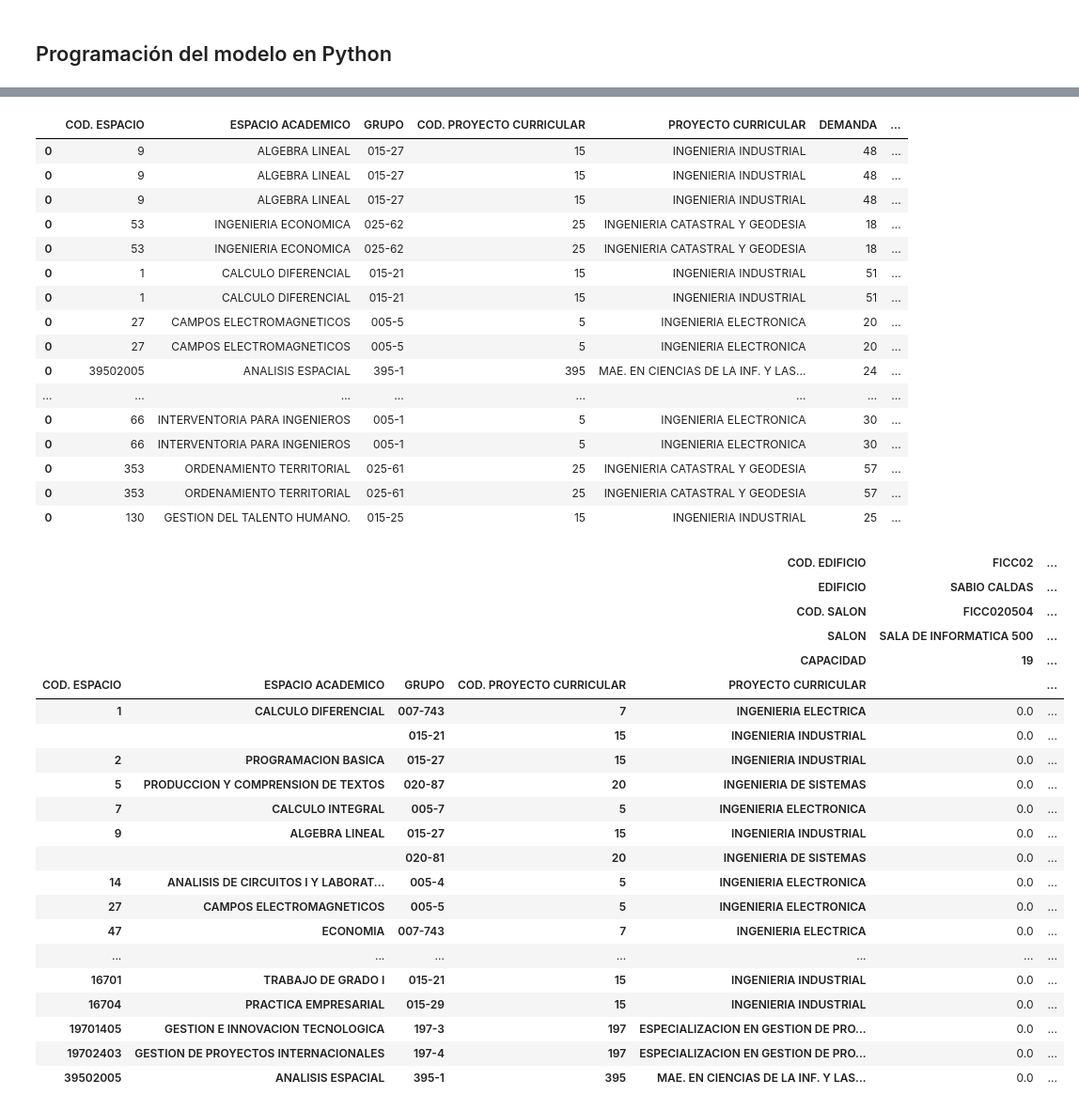
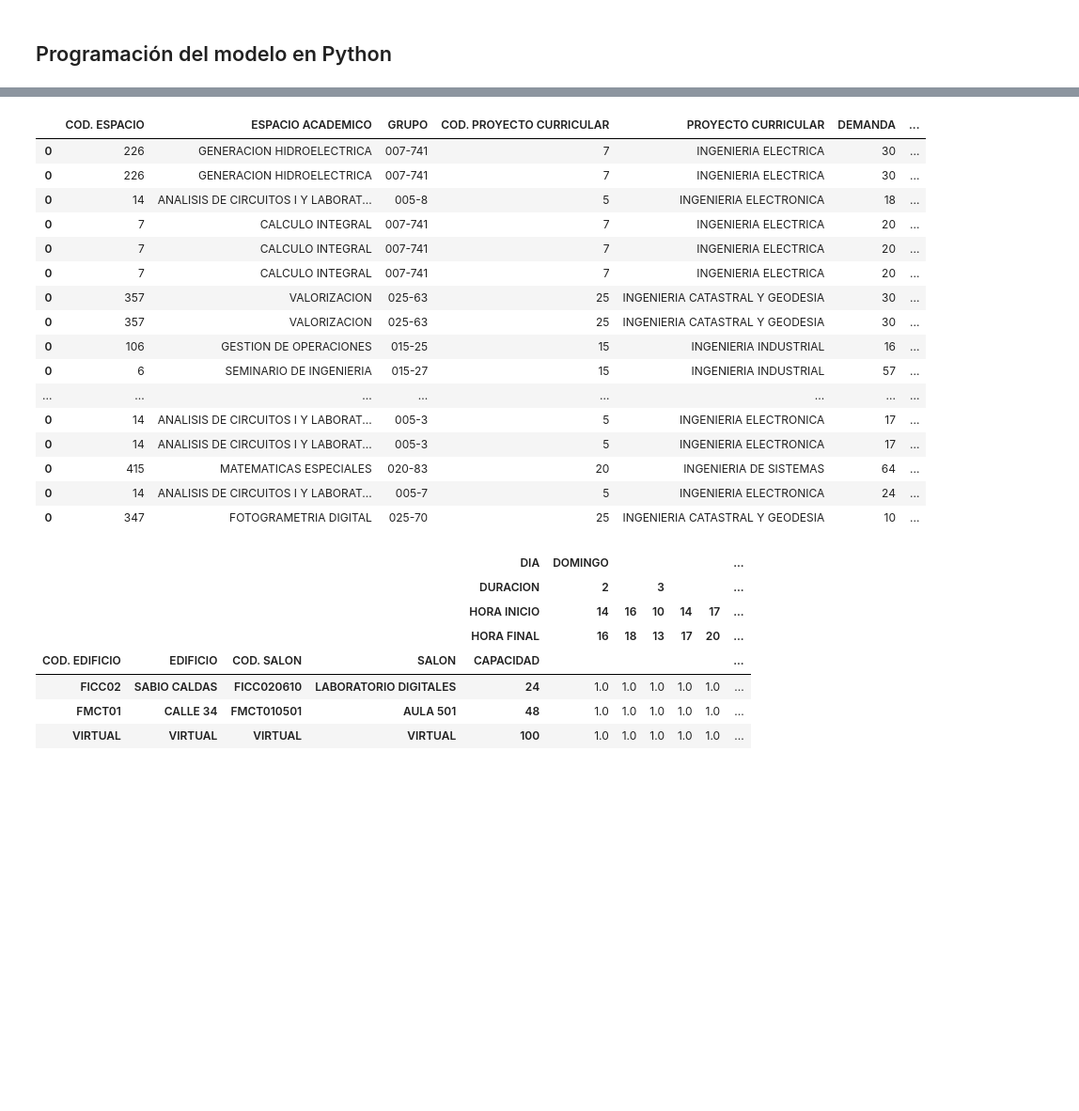
Before and after one commit to CDMonsalveA/OR_Schedule_UD, a Jupyter notebook: AsignacionDeSalones.ipynb, the cells around one changed output, grey strips where cells are left out. Shown at 94% size. Drawn from its saved outputs; the diff is of its cells as text; code cells hidden in the pictures; blank space fills up the shorter version.

```diff
--- a/AsignacionDeSalones.ipynb
+++ b/AsignacionDeSalones.ipynb
@@ -629,7 +629,7 @@ porcentaje_usado = .3
 EA = EA.sample(30)
 EF = EF.sample(2)
 DS = DS.sample(3)
-FH = FH.sample(10)
+FH = FH.sample(5)
 
 #AÑADIR SALON VIRTUAL
 EF = pd.concat([EF,pd.DataFrame({
@@ -637,7 +637,7 @@ EF = pd.concat([EF,pd.DataFrame({
                                 "EDIFICIO": ["VIRTUAL"],
                                 "COD. SALON": ["VIRTUAL"],
                                 "SALON":["VIRTUAL"],
-                                "CAPACIDAD":[1000]})])
+                                "CAPACIDAD":[100]})])
 print("\n# Espacios académicos \n",EA.index.values,"\n# Espacios físicos \n",EF.index.values,"\n# Dias de la Semana \n",DS.index.values,"\n# Franjas Horarias \n",FH.index.values,"\n# Cantidad de Variables \n",len(EA.index.values)*len(EF.index.values)*len(DS.index.values)*len(FH.index.values))
 # %% [output]
 # Espacios académicos
@@ -711,6 +711,18 @@ def Ejecutar_Solver(EA=EA,EF=EF,DS=DS,FH=FH):
                 solver.Add(solver.Sum(X[i,k,j,l] for j in DS.index.values)
                                     <=
                                     1)
+    for k in EF.index.values:
+        for j in DS.index.values:
+            for l in FH.index.values:
+                solver.Add(solver.Sum(X[i,k,j,l] for i in EA.index.values)
+                                    <=
+                                    1)
+    for i in EA.index.values:
+        for j in DS.index.values:
+            for l in FH.index.values:
+                solver.Add(solver.Sum(X[i,k,j,l] for k in EF.index.values)
+                                    <=
+                                    1)
 
     solver.Maximize(solver.Sum(F_))
     status = solver.Solve()
@@ -720,8 +732,8 @@ def Ejecutar_Solver(EA=EA,EF=EF,DS=DS,FH=FH):
 X,solver,status = Ejecutar_Solver()
 sol = get_solution(X,solver,status,EA,EF,DS,FH)
 
-filas = EA_tags
-columnas = EF_tags
+filas = EF_tags
+columnas = ['DIA','DURACION','HORA INICIO','HORA FINAL']
 funcion = 'sum'
 SHOW = sol.pivot_table(values='X',index=filas,columns=columnas, aggfunc=funcion)
 display(sol[sol['X']==1],
@@ -731,39 +743,25 @@ F =  52.0
 |  | COD. ESPACIO | ESPACIO ACADEMICO | GRUPO | COD. PROYECTO CURRICULAR | PROYECTO CURRICULAR | DEMANDA | ... |
-| 0 | 9 | ALGEBRA LINEAL | 015-27 | 15 | INGENIERIA INDUSTRIAL | 48 | ... |
-| 0 | 9 | ALGEBRA LINEAL | 015-27 | 15 | INGENIERIA INDUSTRIAL | 48 | ... |
-| 0 | 9 | ALGEBRA LINEAL | 015-27 | 15 | INGENIERIA INDUSTRIAL | 48 | ... |
-| 0 | 53 | INGENIERIA ECONOMICA | 025-62 | 25 | INGENIERIA CATASTRAL Y GEODESIA | 18 | ... |
-| 0 | 53 | INGENIERIA ECONOMICA | 025-62 | 25 | INGENIERIA CATASTRAL Y GEODESIA | 18 | ... |
-| 0 | 1 | CALCULO DIFERENCIAL | 015-21 | 15 | INGENIERIA INDUSTRIAL | 51 | ... |
-| 0 | 1 | CALCULO DIFERENCIAL | 015-21 | 15 | INGENIERIA INDUSTRIAL | 51 | ... |
-| 0 | 27 | CAMPOS ELECTROMAGNETICOS | 005-5 | 5 | INGENIERIA ELECTRONICA | 20 | ... |
-| 0 | 27 | CAMPOS ELECTROMAGNETICOS | 005-5 | 5 | INGENIERIA ELECTRONICA | 20 | ... |
-| 0 | 39502005 | ANALISIS ESPACIAL | 395-1 | 395 | MAE. EN CIENCIAS DE LA INF. Y LAS... | 24 | ... |
+| 0 | 226 | GENERACION HIDROELECTRICA | 007-741 | 7 | INGENIERIA ELECTRICA | 30 | ... |
+| 0 | 226 | GENERACION HIDROELECTRICA | 007-741 | 7 | INGENIERIA ELECTRICA | 30 | ... |
+| 0 | 14 | ANALISIS DE CIRCUITOS I Y LABORAT... | 005-8 | 5 | INGENIERIA ELECTRONICA | 18 | ... |
+| 0 | 7 | CALCULO INTEGRAL | 007-741 | 7 | INGENIERIA ELECTRICA | 20 | ... |
+| 0 | 7 | CALCULO INTEGRAL | 007-741 | 7 | INGENIERIA ELECTRICA | 20 | ... |
+| 0 | 7 | CALCULO INTEGRAL | 007-741 | 7 | INGENIERIA ELECTRICA | 20 | ... |
+| 0 | 357 | VALORIZACION | 025-63 | 25 | INGENIERIA CATASTRAL Y GEODESIA | 30 | ... |
+| 0 | 357 | VALORIZACION | 025-63 | 25 | INGENIERIA CATASTRAL Y GEODESIA | 30 | ... |
+| 0 | 106 | GESTION DE OPERACIONES | 015-25 | 15 | INGENIERIA INDUSTRIAL | 16 | ... |
+| 0 | 6 | SEMINARIO DE INGENIERIA | 015-27 | 15 | INGENIERIA INDUSTRIAL | 57 | ... |
 | ... | ... | ... | ... | ... | ... | ... | ... |
-| 0 | 66 | INTERVENTORIA PARA INGENIEROS | 005-1 | 5 | INGENIERIA ELECTRONICA | 30 | ... |
-| 0 | 66 | INTERVENTORIA PARA INGENIEROS | 005-1 | 5 | INGENIERIA ELECTRONICA | 30 | ... |
-| 0 | 353 | ORDENAMIENTO TERRITORIAL | 025-61 | 25 | INGENIERIA CATASTRAL Y GEODESIA | 57 | ... |
-| 0 | 353 | ORDENAMIENTO TERRITORIAL | 025-61 | 25 | INGENIERIA CATASTRAL Y GEODESIA | 57 | ... |
-| 0 | 130 | GESTION DEL TALENTO HUMANO. | 015-25 | 15 | INGENIERIA INDUSTRIAL | 25 | ... |
+| 0 | 14 | ANALISIS DE CIRCUITOS I Y LABORAT... | 005-3 | 5 | INGENIERIA ELECTRONICA | 17 | ... |
+| 0 | 14 | ANALISIS DE CIRCUITOS I Y LABORAT... | 005-3 | 5 | INGENIERIA ELECTRONICA | 17 | ... |
+| 0 | 415 | MATEMATICAS ESPECIALES | 020-83 | 20 | INGENIERIA DE SISTEMAS | 64 | ... |
+| 0 | 14 | ANALISIS DE CIRCUITOS I Y LABORAT... | 005-7 | 5 | INGENIERIA ELECTRONICA | 24 | ... |
+| 0 | 347 | FOTOGRAMETRIA DIGITAL | 025-70 | 25 | INGENIERIA CATASTRAL Y GEODESIA | 10 | ... |
-|  |  |  |  | COD. EDIFICIO | FICC02 | ... |
-|  |  |  |  | EDIFICIO | SABIO CALDAS | ... |
-|  |  |  |  | COD. SALON | FICC020504 | ... |
-|  |  |  |  | SALON | SALA DE INFORMATICA 500 | ... |
-|  |  |  |  | CAPACIDAD | 19 | ... |
-| COD. ESPACIO | ESPACIO ACADEMICO | GRUPO | COD. PROYECTO CURRICULAR | PROYECTO CURRICULAR |  | ... |
-| 1 | CALCULO DIFERENCIAL | 007-743 | 7 | INGENIERIA ELECTRICA | 0.0 | ... |
-|  |  | 015-21 | 15 | INGENIERIA INDUSTRIAL | 0.0 | ... |
-| 2 | PROGRAMACION BASICA | 015-27 | 15 | INGENIERIA INDUSTRIAL | 0.0 | ... |
-| 5 | PRODUCCION Y COMPRENSION DE TEXTOS | 020-87 | 20 | INGENIERIA DE SISTEMAS | 0.0 | ... |
-| 7 | CALCULO INTEGRAL | 005-7 | 5 | INGENIERIA ELECTRONICA | 0.0 | ... |
-| 9 | ALGEBRA LINEAL | 015-27 | 15 | INGENIERIA INDUSTRIAL | 0.0 | ... |
-|  |  | 020-81 | 20 | INGENIERIA DE SISTEMAS | 0.0 | ... |
-| 14 | ANALISIS DE CIRCUITOS I Y LABORAT... | 005-4 | 5 | INGENIERIA ELECTRONICA | 0.0 | ... |
-| 27 | CAMPOS ELECTROMAGNETICOS | 005-5 | 5 | INGENIERIA ELECTRONICA | 0.0 | ... |
-| 47 | ECONOMIA | 007-743 | 7 | INGENIERIA ELECTRICA | 0.0 | ... |
-| ... | ... | ... | ... | ... | ... | ... |
-| 16701 | TRABAJO DE GRADO I | 015-21 | 15 | INGENIERIA INDUSTRIAL | 0.0 | ... |
-| 16704 | PRACTICA EMPRESARIAL | 015-29 | 15 | INGENIERIA INDUSTRIAL | 0.0 | ... |
-| 19701405 | GESTION E INNOVACION TECNOLOGICA | 197-3 | 197 | ESPECIALIZACION EN GESTION DE PRO... | 0.0 | ... |
-| 19702403 | GESTION DE PROYECTOS INTERNACIONALES | 197-4 | 197 | ESPECIALIZACION EN GESTION DE PRO... | 0.0 | ... |
-| 39502005 | ANALISIS ESPACIAL | 395-1 | 395 | MAE. EN CIENCIAS DE LA INF. Y LAS... | 0.0 | ... |
+|  |  |  |  | DIA | DOMINGO |  |  |  |  | ... |
+|  |  |  |  | DURACION | 2 |  | 3 |  |  | ... |
+|  |  |  |  | HORA INICIO | 14 | 16 | 10 | 14 | 17 | ... |
+|  |  |  |  | HORA FINAL | 16 | 18 | 13 | 17 | 20 | ... |
+| COD. EDIFICIO | EDIFICIO | COD. SALON | SALON | CAPACIDAD |  |  |  |  |  | ... |
+| FICC02 | SABIO CALDAS | FICC020610 | LABORATORIO DIGITALES | 24 | 1.0 | 1.0 | 1.0 | 1.0 | 1.0 | ... |
+| FMCT01 | CALLE 34 | FMCT010501 | AULA 501 | 48 | 1.0 | 1.0 | 1.0 | 1.0 | 1.0 | ... |
+| VIRTUAL | VIRTUAL | VIRTUAL | VIRTUAL | 100 | 1.0 | 1.0 | 1.0 | 1.0 | 1.0 | ... |
```
Also changed, not shown: parts of 3 cells of this notebook.
